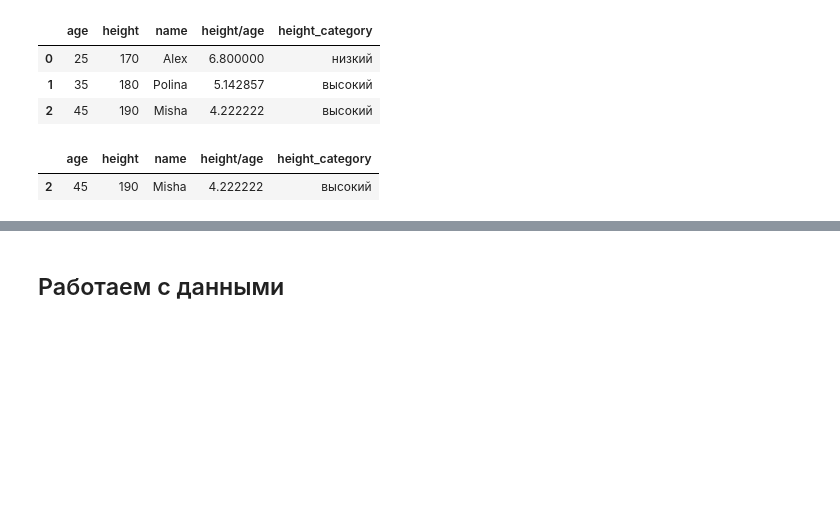
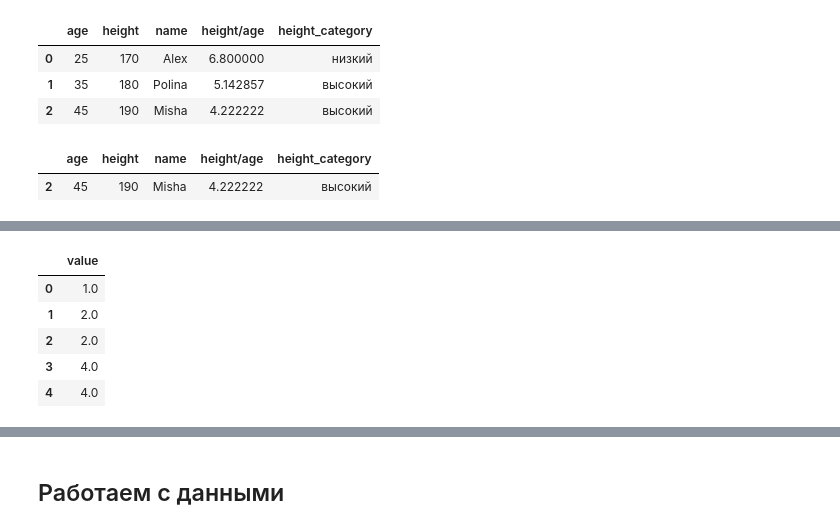
Before and after one commit to svkov/ml-course-brunoyam, a Jupyter notebook: 02-pandas-numpy-mpl.ipynb, the cells around one changed output, grey strips where cells are left out. Saved outputs shown, nothing was run; the diff lists cells and outputs as text; code cells hidden in the pictures; blank space fills up the shorter version.

```diff
--- a/02-pandas-numpy-mpl.ipynb
+++ b/02-pandas-numpy-mpl.ipynb
@@ -417,0 +447,10 @@ df[(df['height_category'] == "высокий") & (df['age'] > 40)]
+# %%
+df.fillna(method="ffill")
+# Тоже самое, что и df.ffill()
+# %% [output]
+|  | value |
+| 0 | 1.0 |
+| 1 | 2.0 |
+| 2 | 2.0 |
+| 3 | 4.0 |
+| 4 | 4.0 |
```
Also changed, not shown: parts of 12 cells of this notebook.
